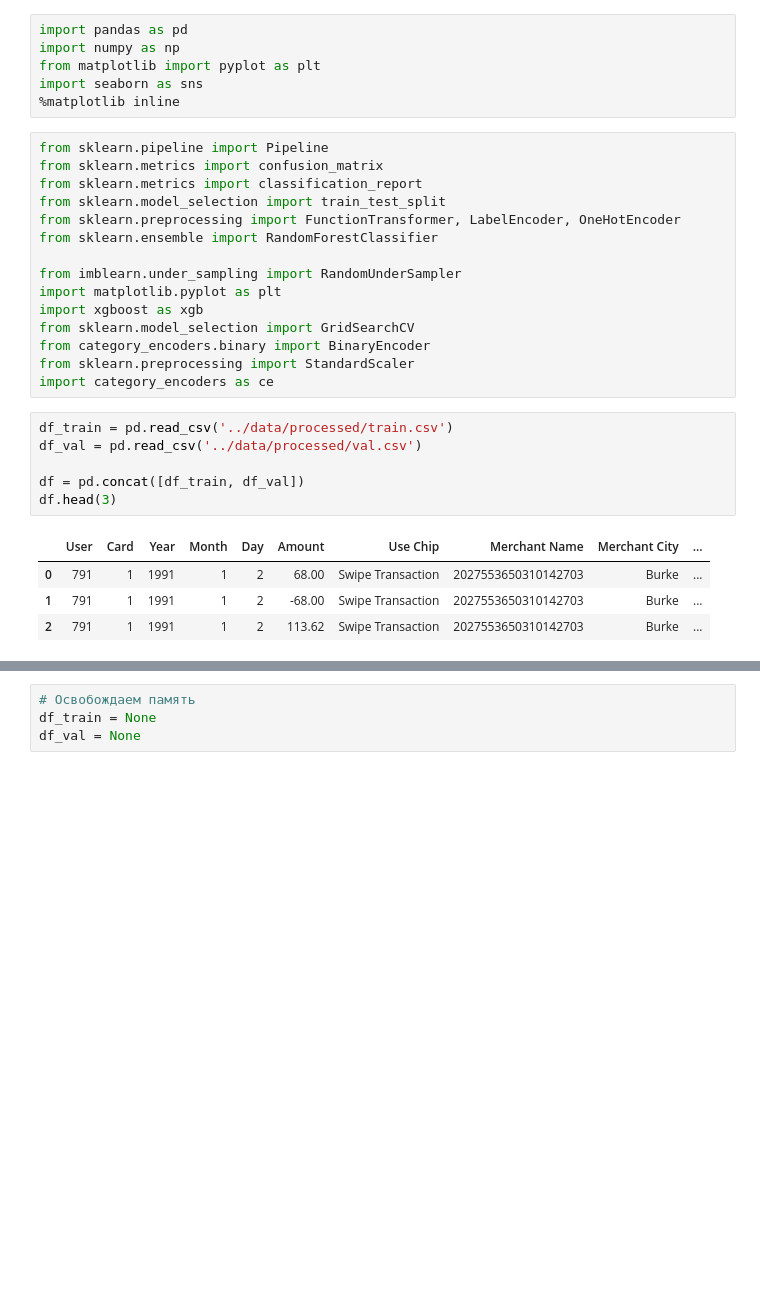
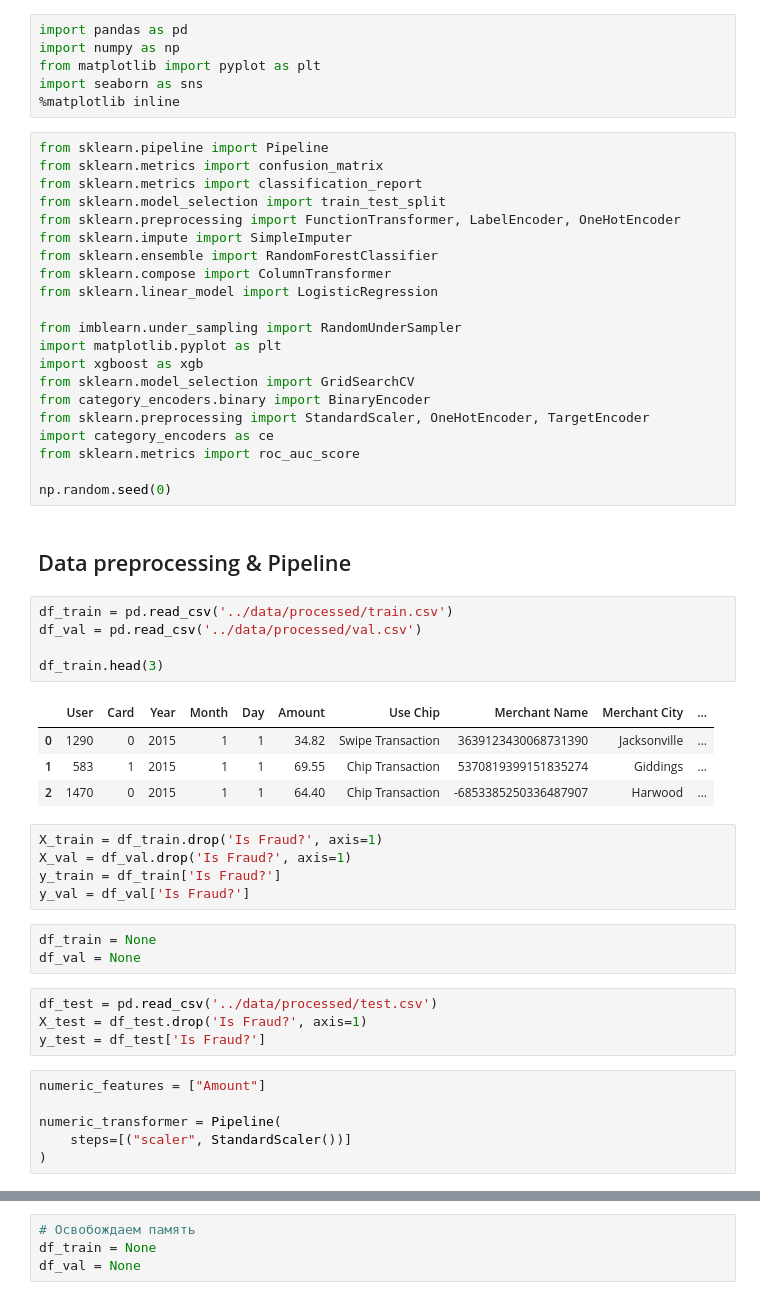
Before and after one commit to maximozerov/fraud_detection, a Jupyter notebook: notebooks/04-baseline.ipynb, the cells around one changed output, grey strips where cells are left out. Saved outputs shown, nothing was run; the diff lists cells and outputs as text; blank space fills up the shorter version.

```diff
--- a/notebooks/04-baseline.ipynb
+++ b/notebooks/04-baseline.ipynb
@@ -10,23 +10,48 @@ from sklearn.metrics import confusion_matrix
 from sklearn.metrics import classification_report
 from sklearn.model_selection import train_test_split
 from sklearn.preprocessing import FunctionTransformer, LabelEncoder, OneHotEncoder
+from sklearn.impute import SimpleImputer
 from sklearn.ensemble import RandomForestClassifier
+from sklearn.compose import ColumnTransformer
+from sklearn.linear_model import LogisticRegression
 
 from imblearn.under_sampling import RandomUnderSampler
 import matplotlib.pyplot as plt
 import xgboost as xgb
 from sklearn.model_selection import GridSearchCV
 from category_encoders.binary import BinaryEncoder
-from sklearn.preprocessing import StandardScaler
+from sklearn.preprocessing import StandardScaler, OneHotEncoder, TargetEncoder
 import category_encoders as ce
+from sklearn.metrics import roc_auc_score
+
+np.random.seed(0)
+# %% [markdown]
+## Data preprocessing & Pipeline
 # %%
 df_train = pd.read_csv('../data/processed/train.csv')
 df_val = pd.read_csv('../data/processed/val.csv')
 
-df = pd.concat([df_train, df_val])
-df.head(3)
+df_train.head(3)
 # %% [output]
 |  | User | Card | Year | Month | Day | Amount | Use Chip | Merchant Name | Merchant City | ... |
-| 0 | 791 | 1 | 1991 | 1 | 2 | 68.00 | Swipe Transaction | 2027553650310142703 | Burke | ... |
-| 1 | 791 | 1 | 1991 | 1 | 2 | -68.00 | Swipe Transaction | 2027553650310142703 | Burke | ... |
-| 2 | 791 | 1 | 1991 | 1 | 2 | 113.62 | Swipe Transaction | 2027553650310142703 | Burke | ... |
+| 0 | 1290 | 0 | 2015 | 1 | 1 | 34.82 | Swipe Transaction | 3639123430068731390 | Jacksonville | ... |
+| 1 | 583 | 1 | 2015 | 1 | 1 | 69.55 | Chip Transaction | 5370819399151835274 | Giddings | ... |
+| 2 | 1470 | 0 | 2015 | 1 | 1 | 64.40 | Chip Transaction | -6853385250336487907 | Harwood | ... |
+# %%
+X_train = df_train.drop('Is Fraud?', axis=1)
+X_val = df_val.drop('Is Fraud?', axis=1)
+y_train = df_train['Is Fraud?']
+y_val = df_val['Is Fraud?']
+# %%
+df_train = None
+df_val = None
+# %%
+df_test = pd.read_csv('../data/processed/test.csv')
+X_test = df_test.drop('Is Fraud?', axis=1)
+y_test = df_test['Is Fraud?']
+# %%
+numeric_features = ["Amount"]
+
+numeric_transformer = Pipeline(
+    steps=[("scaler", StandardScaler())]
+)
```
Also changed, not shown: parts of 68 cells of this notebook, 1 other file.
